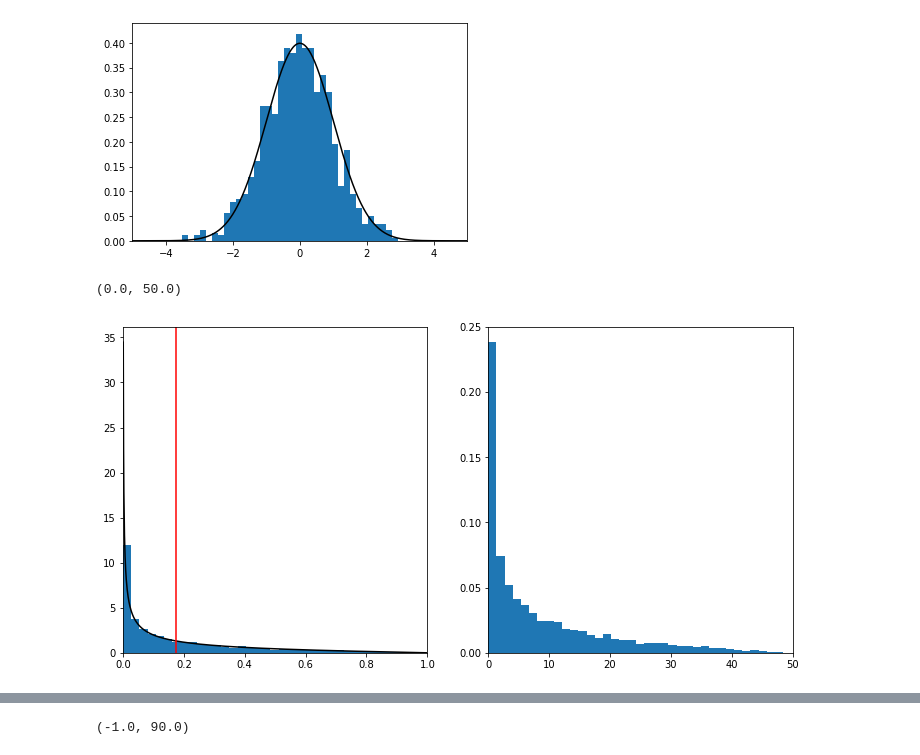
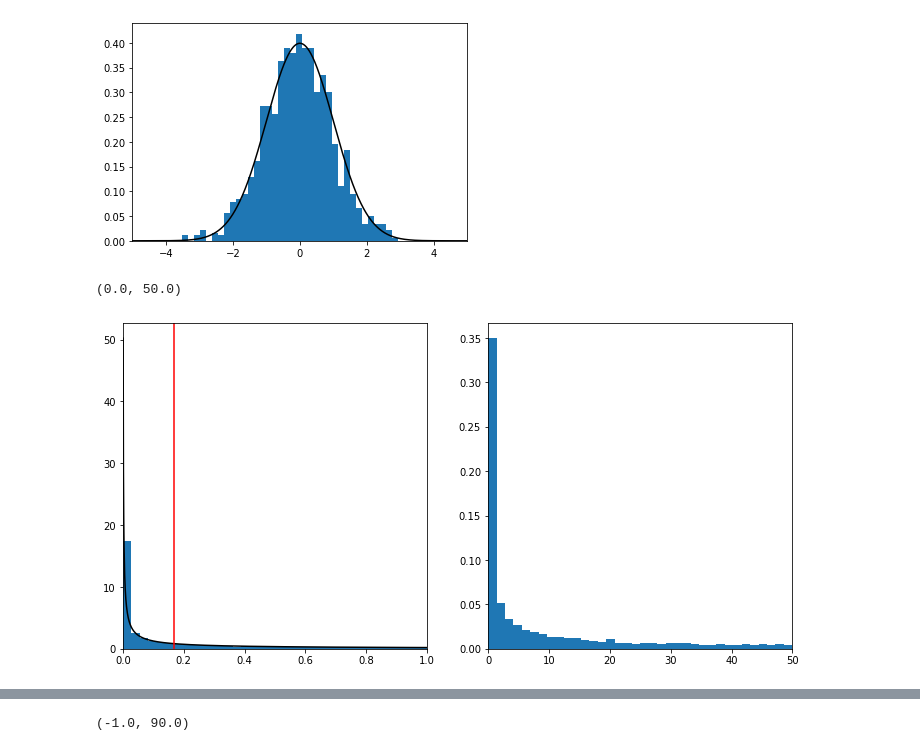
Before and after one commit to fireofearth/document, a Jupyter notebook: python/doc.distribution.ipynb, the cells around one changed output, grey strips where cells are left out. Cells and saved outputs as stored; diff of their text form; code cells hidden in the pictures.

```diff
--- a/python/doc.distribution.ipynb
+++ b/python/doc.distribution.ipynb
@@ -256,33 +350,33 @@ ax.set_xlim([-5, 5])
 # %%
 # beta distribution
 # Based on
 # https://www.desmos.com/calculator/pct1rbpkgv
 # gamma function is G(z) = integrate{0, infty} t^{z-1} e^{-t} dt
 # beta PDF is f(x;a,b) = G(a+b)/[G(a)G(b)] x^{a - 1}(1-x)^{b-1}
 
-a = 0.4; b = 1.9
+a = 0.2; b = 1.0
 x = np.random.beta(a, b, size=10000)
 fig = plt.figure(figsize=(12, 6))
 ax = fig.add_subplot(121)
 ax.hist(x, bins=36, density=True)
 
 _x = np.linspace(0.001, 0.999, 1000)
 y = _x**(a - 1) * (1 - _x)**(b - 1) / scipy.special.beta(a, b)
 ax.plot(_x, y, c="k")
 
 plt.axvline(x=1/(1 + b/a), color="r", label="mean")
 
 ax.set_xlim([0, 1])
 
 ax = fig.add_subplot(122)
 u = 0; v = 50
-x = map_01_to_uv(u, v)(x)
+x = util.map_01_to_uv(u, v)(x)
 ax = plt.gca()
 ax.hist(x, bins=36, density=True)
 ax.set_xlim([u, v])
 # %% [output]
 (0.0, 50.0)
-[figure, old version]
+[figure, new version]
 # %%
 # beta with a mode
 a = 5; b = 13
```
Also changed, not shown: parts of 11 cells of this notebook, 11 other files.
